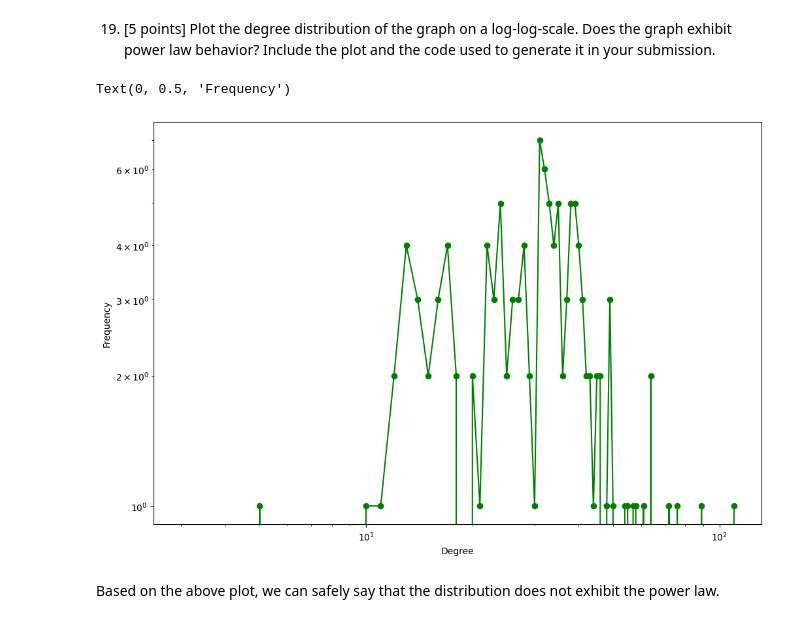
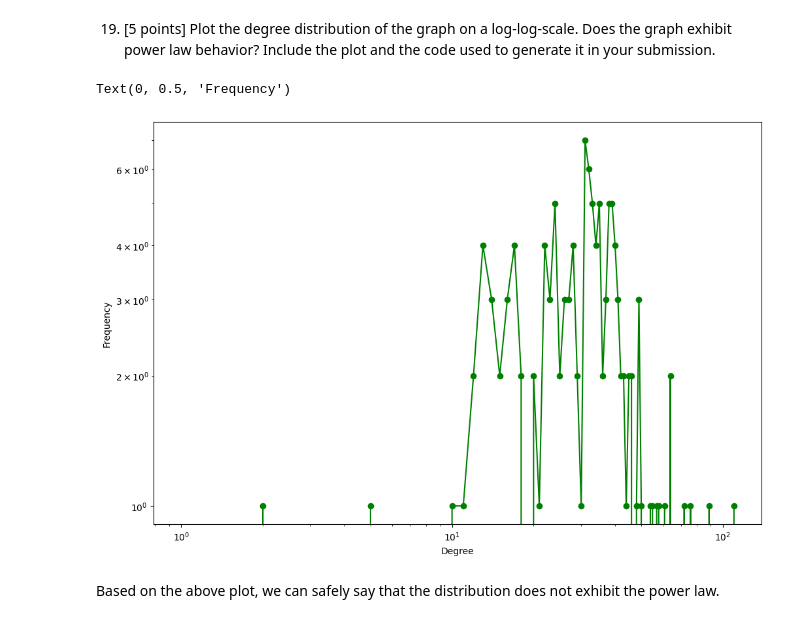
Before and after one commit to Koalafant/csci347_data_mining, a Jupyter notebook: proj_2/two.ipynb, the cells around one changed output. Cells and saved outputs as stored; diff of their text form; code cells hidden in the pictures.

```diff
--- a/proj_2/two.ipynb
+++ b/proj_2/two.ipynb
@@ -357,18 +357,18 @@ behavior? Include the plot and the code used to generate it in your submission.
 # %%
 import networkx as nx
 import matplotlib.pyplot as plt
 
 
-m = 3
+
 degree_freq = nx.degree_histogram(G)
 degrees = range(len(degree_freq))
 plt.figure(figsize=(12, 8))
-plt.loglog(degrees[m:], degree_freq[m:],'go-')
+plt.loglog(degrees, degree_freq,'go-')
 plt.xlabel('Degree')
 plt.ylabel('Frequency')
 # %% [output]
 Text(0, 0.5, 'Frequency')
-[figure, old version]
+[figure, new version]
 # %% [markdown]
 Based on the above plot, we can safely say that the distribution does not exhibit the power law.
 # %% [markdown]
```
